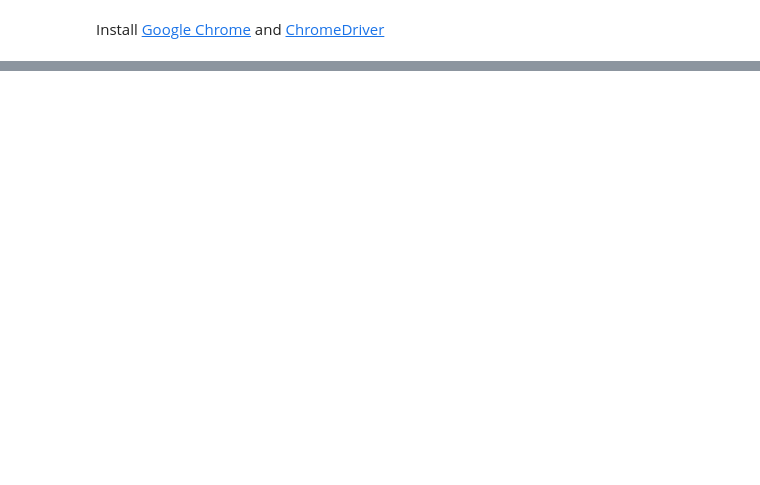
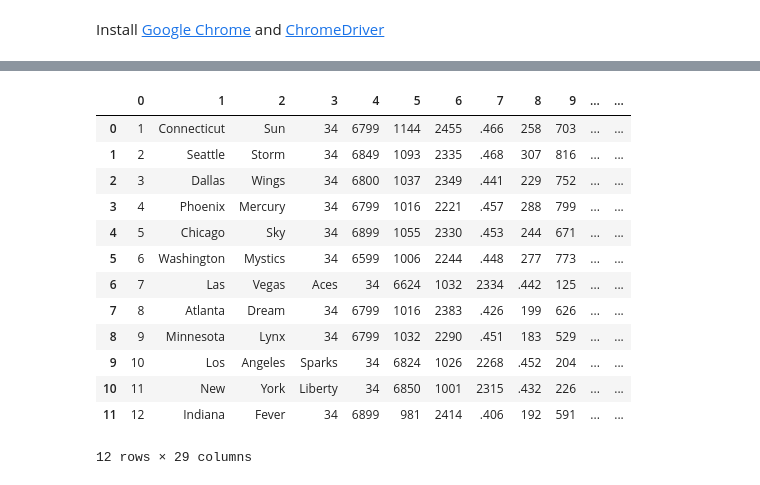
Before and after one commit to gmf05/ITEC696, a Jupyter notebook: unit5/notebook.ipynb, the cells around one changed output, grey strips where cells are left out. Drawn from its saved outputs; the diff is of its cells as text; code cells hidden in the pictures; blank space fills up the shorter version.

```diff
--- a/unit5/notebook.ipynb
+++ b/unit5/notebook.ipynb
@@ -25,3 +18,5 @@ import pandas as pd
 from selenium import webdriver
 from selenium.webdriver.common import keys
 from selenium.webdriver.common.action_chains import ActionChains
+
+driver = webdriver.Chrome('/Users/gfiddyment/bin/chromedriver')
@@ -58,0 +35,29 @@ asdf
+# %%
+# Getting data
+table_html = driver.find_element_by_xpath('//table[@id="team"]')
+rows = table_html.text.split('\n')
+data = [r.split(' ') for r in rows if 'Rk' not in r and 'Average' not in r]
+
+# Getting column names
+headers = rows[0].split(' ')
+headers.insert(1, 'City')
+# headers
+
+# Trying to combine column names + data
+pd.DataFrame(data)
+# pd.DataFrame(data, columns=headers)
+# %% [output]
+|  | 0 | 1 | 2 | 3 | 4 | 5 | 6 | 7 | 8 | 9 | ... | ... |
+| 0 | 1 | Connecticut | Sun | 34 | 6799 | 1144 | 2455 | .466 | 258 | 703 | ... | ... |
+| 1 | 2 | Seattle | Storm | 34 | 6849 | 1093 | 2335 | .468 | 307 | 816 | ... | ... |
+| 2 | 3 | Dallas | Wings | 34 | 6800 | 1037 | 2349 | .441 | 229 | 752 | ... | ... |
+| 3 | 4 | Phoenix | Mercury | 34 | 6799 | 1016 | 2221 | .457 | 288 | 799 | ... | ... |
+| 4 | 5 | Chicago | Sky | 34 | 6899 | 1055 | 2330 | .453 | 244 | 671 | ... | ... |
+| 5 | 6 | Washington | Mystics | 34 | 6599 | 1006 | 2244 | .448 | 277 | 773 | ... | ... |
+| 6 | 7 | Las | Vegas | Aces | 34 | 6624 | 1032 | 2334 | .442 | 125 | ... | ... |
+| 7 | 8 | Atlanta | Dream | 34 | 6799 | 1016 | 2383 | .426 | 199 | 626 | ... | ... |
+| 8 | 9 | Minnesota | Lynx | 34 | 6799 | 1032 | 2290 | .451 | 183 | 529 | ... | ... |
+| 9 | 10 | Los | Angeles | Sparks | 34 | 6824 | 1026 | 2268 | .452 | 204 | ... | ... |
+| 10 | 11 | New | York | Liberty | 34 | 6850 | 1001 | 2315 | .432 | 226 | ... | ... |
+| 11 | 12 | Indiana | Fever | 34 | 6899 | 981 | 2414 | .406 | 192 | 591 | ... | ... |
+12 rows × 29 columns
```
Also changed, not shown: parts of 14 cells of this notebook, 5 other files.
